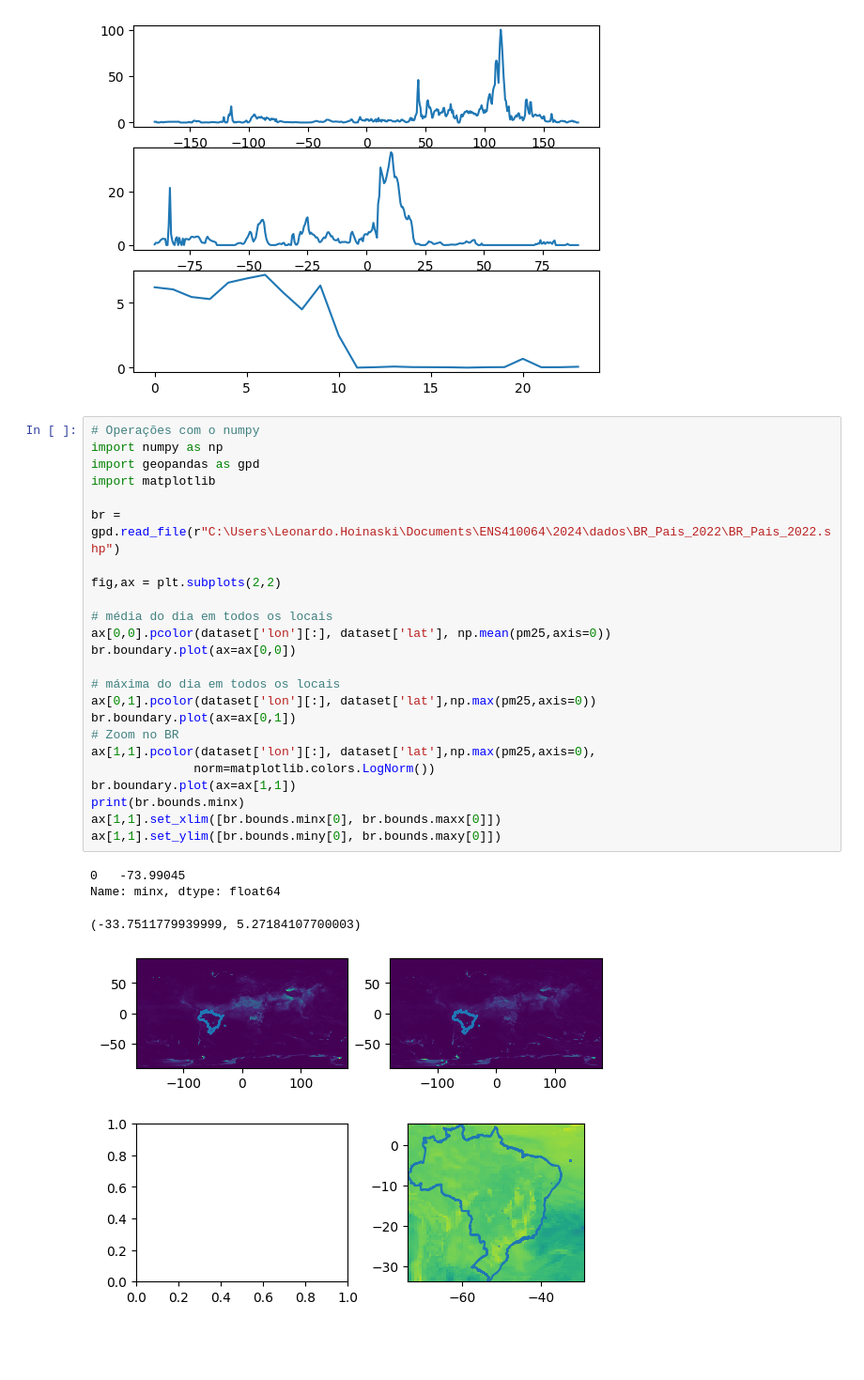
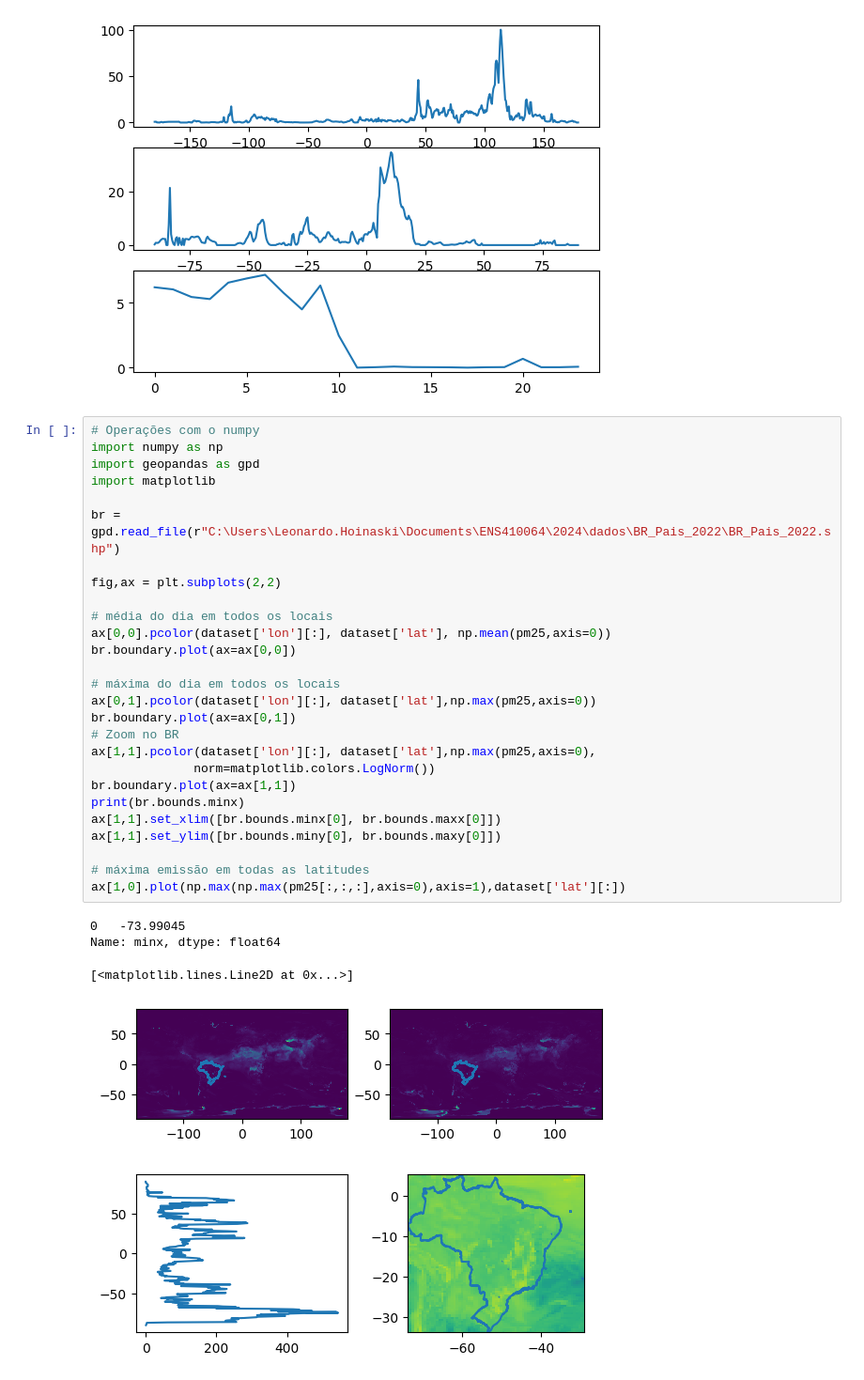
Before and after one commit to leohoinaski/ENS410064, a Jupyter notebook: 2024/notebooks/Aula06.ipynb, the cells around one changed output. Shown at 94% size. Saved outputs shown, nothing was run; the diff lists cells and outputs as text; blank space fills up the shorter version.

```diff
--- a/2024/notebooks/Aula06.ipynb
+++ b/2024/notebooks/Aula06.ipynb
@@ -92,29 +92,32 @@ ax[2].plot(dataset['time'][:],pm25[:,250,100])
 # %%
 # Operações com o numpy
 import numpy as np
 import geopandas as gpd
 import matplotlib
 
 br = gpd.read_file(r"C:\Users\Leonardo.Hoinaski\Documents\ENS410064\2024\dados\BR_Pais_2022\BR_Pais_2022.shp")
 
 fig,ax = plt.subplots(2,2)
 
 # média do dia em todos os locais
 ax[0,0].pcolor(dataset['lon'][:], dataset['lat'], np.mean(pm25,axis=0))
 br.boundary.plot(ax=ax[0,0])
 
 # máxima do dia em todos os locais
 ax[0,1].pcolor(dataset['lon'][:], dataset['lat'],np.max(pm25,axis=0))
 br.boundary.plot(ax=ax[0,1])
 # Zoom no BR
 ax[1,1].pcolor(dataset['lon'][:], dataset['lat'],np.max(pm25,axis=0),
               norm=matplotlib.colors.LogNorm())
 br.boundary.plot(ax=ax[1,1])
 print(br.bounds.minx)
 ax[1,1].set_xlim([br.bounds.minx[0], br.bounds.maxx[0]])
 ax[1,1].set_ylim([br.bounds.miny[0], br.bounds.maxy[0]])
+
+# máxima emissão em todas as latitudes
+ax[1,0].plot(np.max(np.max(pm25[:,:,:],axis=0),axis=1),dataset['lat'][:])
 # %% [output]
 0   -73.99045
 Name: minx, dtype: float64
-(-33.7511779939999, 5.27184107700003)
+[<matplotlib.lines.Line2D at 0x...>]
-[figure, old version]
+[figure, new version]
```
Also changed, not shown: parts of 6 cells of this notebook.
